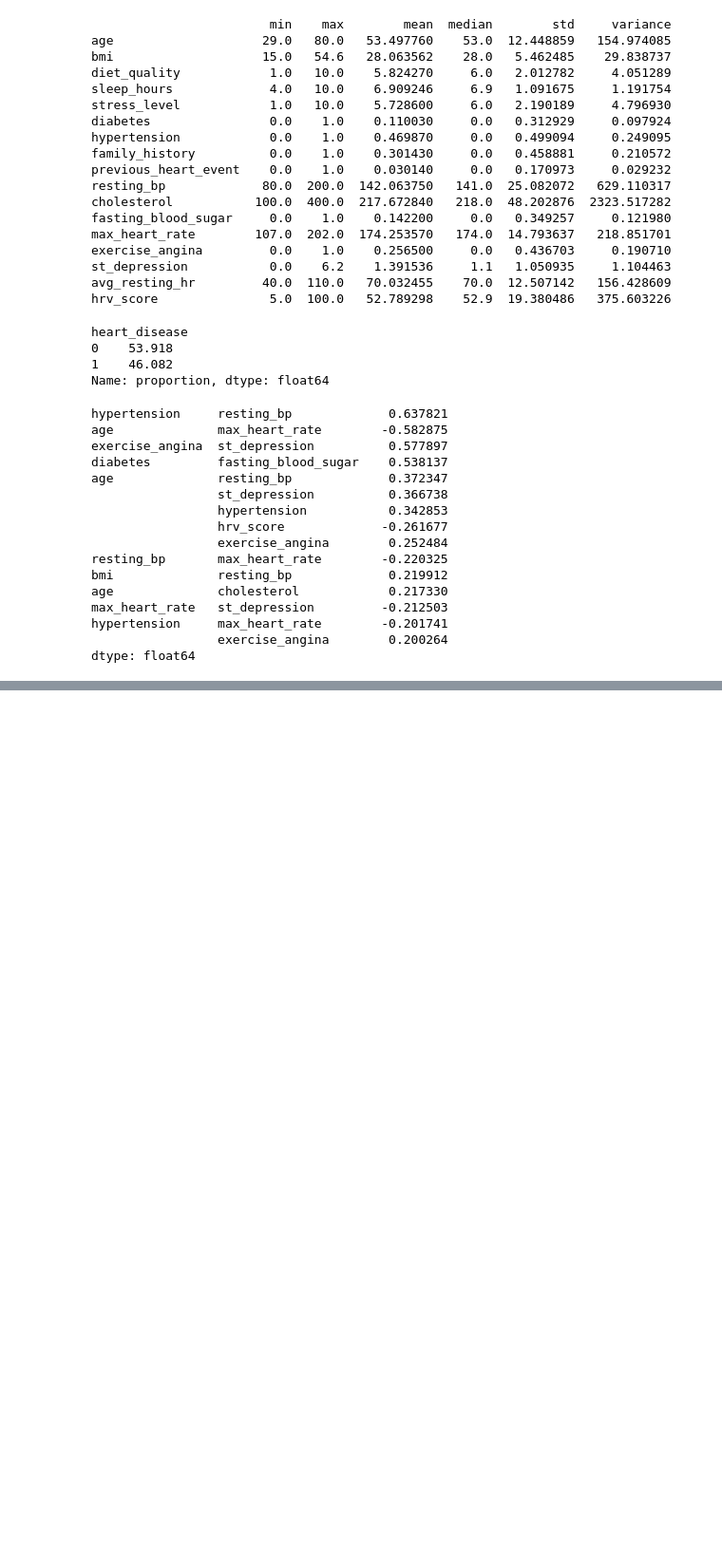
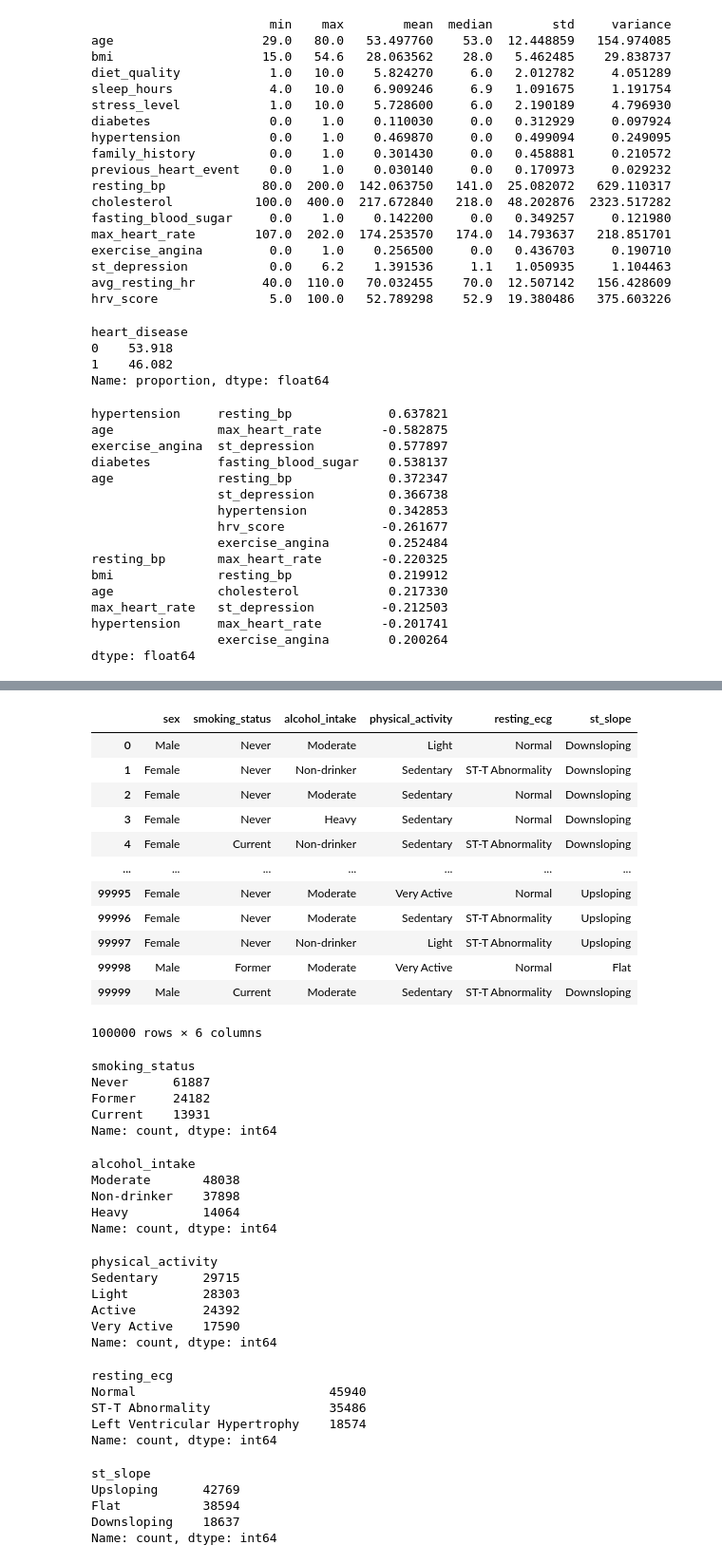
Before and after one commit to durgaprasadcodes/Heart-Disease-Prediction, a Jupyter notebook: model/model.ipynb, the cells around one changed output, grey strips where cells are left out. Shown at 95% size. Cells and saved outputs as stored; diff of their text form; code cells hidden in the pictures; blank space fills up the shorter version.

```diff
--- a/model/model.ipynb
+++ b/model/model.ipynb
@@ -213,0 +233,57 @@ dtype: float64
+# %%
+X.select_dtypes("str")
+# %% [output]
+|  | sex | smoking_status | alcohol_intake | physical_activity | resting_ecg | st_slope |
+| 0 | Male | Never | Moderate | Light | Normal | Downsloping |
+| 1 | Female | Never | Non-drinker | Sedentary | ST-T Abnormality | Downsloping |
+| 2 | Female | Never | Moderate | Sedentary | Normal | Downsloping |
+| 3 | Female | Never | Heavy | Sedentary | Normal | Downsloping |
+| 4 | Female | Current | Non-drinker | Sedentary | ST-T Abnormality | Downsloping |
+| ... | ... | ... | ... | ... | ... | ... |
+| 99995 | Female | Never | Moderate | Very Active | Normal | Upsloping |
+| 99996 | Female | Never | Moderate | Sedentary | ST-T Abnormality | Upsloping |
+| 99997 | Female | Never | Non-drinker | Light | ST-T Abnormality | Upsloping |
+| 99998 | Male | Former | Moderate | Very Active | Normal | Flat |
+| 99999 | Male | Current | Moderate | Sedentary | ST-T Abnormality | Downsloping |
+100000 rows × 6 columns
+# %%
+X["smoking_status"].value_counts()
+# %% [output]
+smoking_status
+Never      61887
+Former     24182
+Current    13931
+Name: count, dtype: int64
+# %%
+X["alcohol_intake"].value_counts()
+# %% [output]
+alcohol_intake
+Moderate       48038
+Non-drinker    37898
+Heavy          14064
+Name: count, dtype: int64
+# %%
+X["physical_activity"].value_counts()
+# %% [output]
+physical_activity
+Sedentary      29715
+Light          28303
+Active         24392
+Very Active    17590
+Name: count, dtype: int64
+# %%
+X["resting_ecg"].value_counts()
+# %% [output]
+resting_ecg
+Normal                          45940
+ST-T Abnormality                35486
+Left Ventricular Hypertrophy    18574
+Name: count, dtype: int64
+# %%
+X["st_slope"].value_counts()
+# %% [output]
+st_slope
+Upsloping      42769
+Flat           38594
+Downsloping    18637
+Name: count, dtype: int64
```
Also changed, not shown: parts of 39 cells of this notebook, 1 other file.
